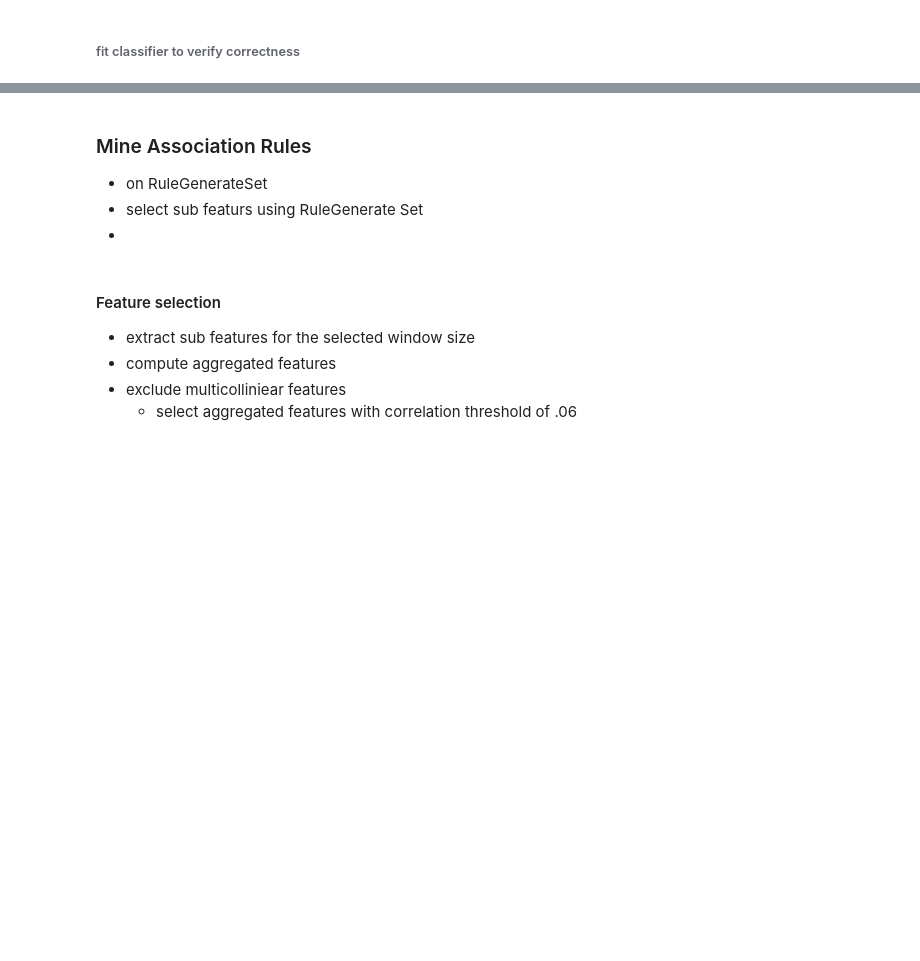
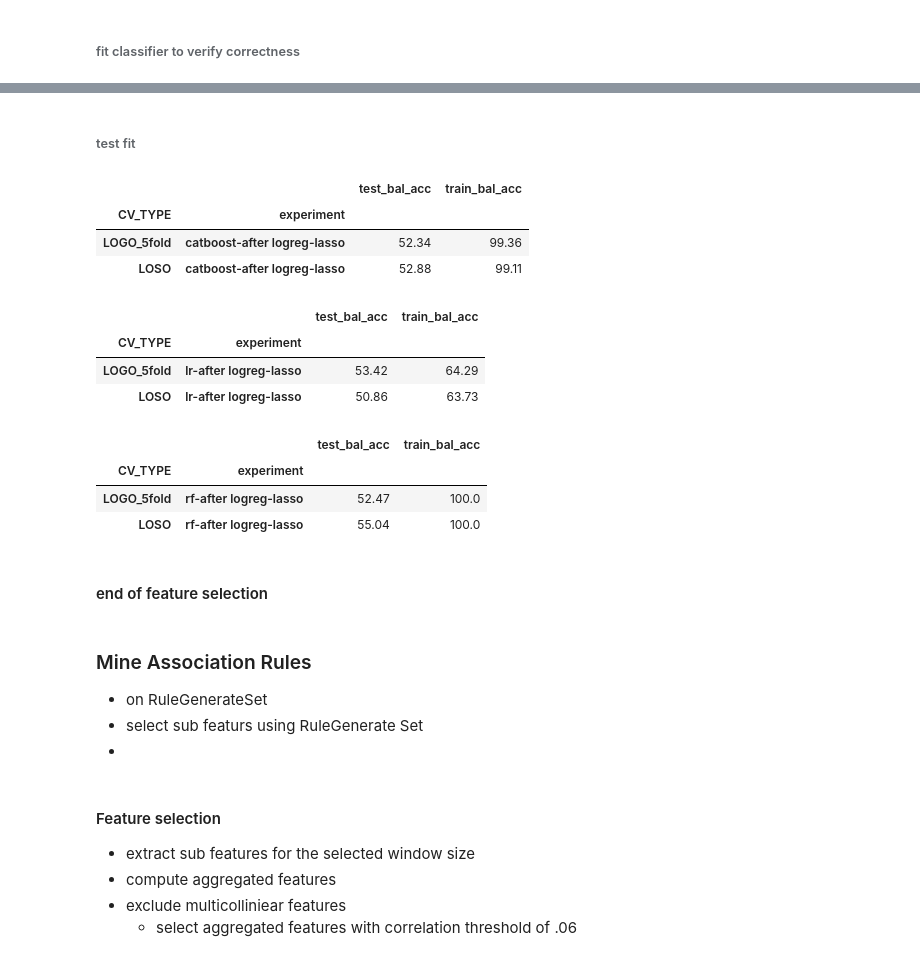
Before and after one commit to Jumabek/receptivity, a Jupyter notebook: analysis/Association Rule Mining.ipynb, the cells around one changed output, grey strips where cells are left out. Cells and saved outputs as stored; diff of their text form; code cells hidden in the pictures; blank space fills up the shorter version.

```diff
--- a/analysis/Association Rule Mining.ipynb
+++ b/analysis/Association Rule Mining.ipynb
@@ -742,0 +755,70 @@ res.groupby(['window','CV_TYPE']).mean().sort_values('window_size')
+# %% [markdown]
+###### test fit
+# %%
+feature_selection={'status':False}
+use_ray = False
+
+measure_catboost = run_classification(
+    pd.merge(
+        labels_arm[['receptivity']],
+        impute(agg_feature_good_variance[
+            lasso_features
+        ])
+        ,left_index=True, right_index=True
+    ).reset_index(),
+    use_ray=use_ray, feature_selection=feature_selection,
+    experiment_name='catboost-after logreg-lasso'
+    , classifier_name='catboost'
+)
+measure_catboost.groupby(['CV_TYPE','experiment']).mean()
+# %% [output]
+|  |  | test_bal_acc | train_bal_acc |
+| CV_TYPE | experiment |  |  |
+| LOGO_5fold | catboost-after logreg-lasso | 52.34 | 99.36 |
+| LOSO | catboost-after logreg-lasso | 52.88 | 99.11 |
+# %%
+feature_selection={'status':False}
+use_ray = False
+
+measure_catboost = run_classification(
+    pd.merge(
+        labels_arm[['receptivity']],
+        impute(agg_feature_good_variance[
+            lasso_features
+        ])
+        ,left_index=True, right_index=True
+    ).reset_index(),
+    use_ray=use_ray, feature_selection=feature_selection,
+    experiment_name='lr-after logreg-lasso'
+    , classifier_name='lr'
+)
+measure_catboost.groupby(['CV_TYPE','experiment']).mean()
+# %% [output]
+|  |  | test_bal_acc | train_bal_acc |
+| CV_TYPE | experiment |  |  |
+| LOGO_5fold | lr-after logreg-lasso | 53.42 | 64.29 |
+| LOSO | lr-after logreg-lasso | 50.86 | 63.73 |
+# %%
+feature_selection={'status':False}
+use_ray = False
+
+measure_catboost = run_classification(
+    pd.merge(
+        labels_arm[['receptivity']],
+        impute(agg_feature_good_variance[
+            lasso_features
+        ])
+        ,left_index=True, right_index=True
+    ).reset_index(),
+    use_ray=use_ray, feature_selection=feature_selection,
+    experiment_name='rf-after logreg-lasso'
+    , classifier_name='rf'
+)
+measure_catboost.groupby(['CV_TYPE','experiment']).mean()
+# %% [output]
+|  |  | test_bal_acc | train_bal_acc |
+| CV_TYPE | experiment |  |  |
+| LOGO_5fold | rf-after logreg-lasso | 52.47 | 100.0 |
+| LOSO | rf-after logreg-lasso | 55.04 | 100.0 |
+# %% [markdown]
+#### end of feature selection
```
Also changed, not shown: parts of 42 cells of this notebook, 1 other file.
